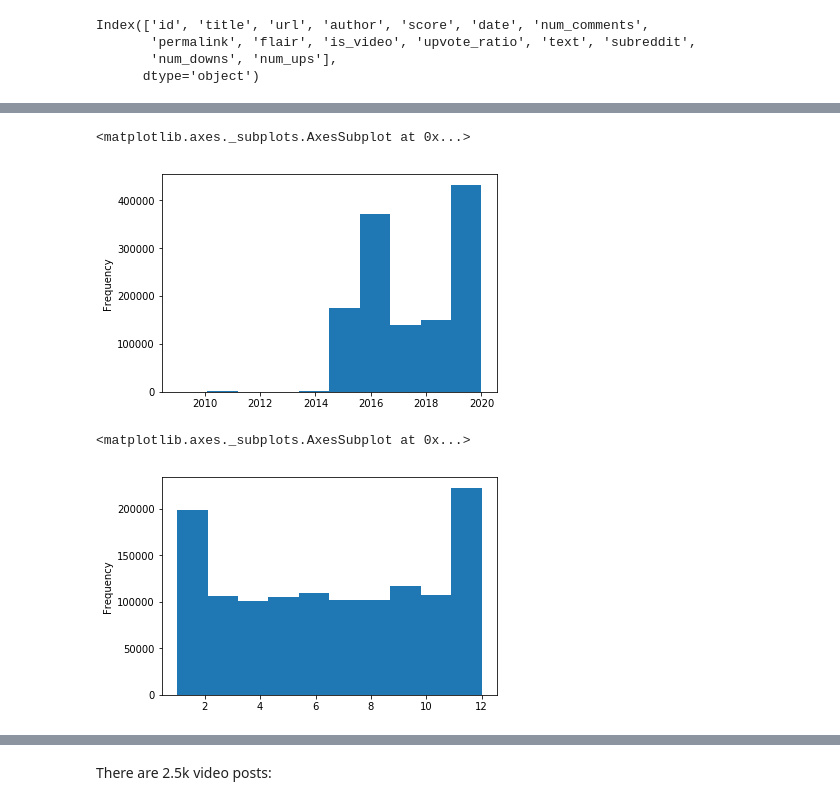
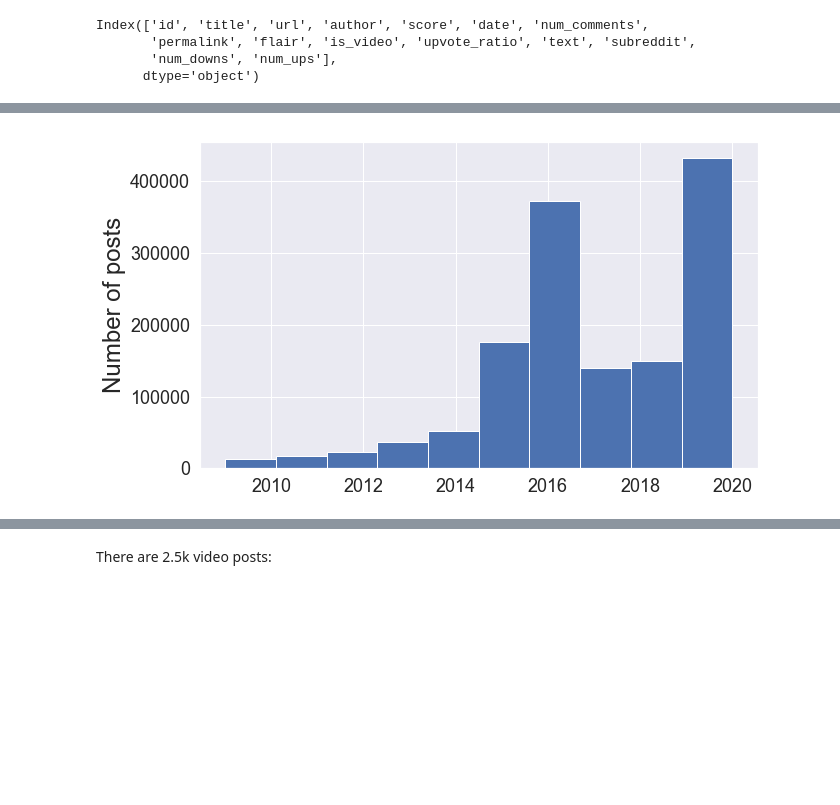
Before and after one commit to yiweiluo/Green-American-Lexicon, a Jupyter notebook: reddit/explore_reddit_data.ipynb, the cells around one changed output, grey strips where cells are left out. Drawn from its saved outputs; the diff is of its cells as text; code cells hidden in the pictures; blank space fills up the shorter version.

```diff
--- a/reddit/explore_reddit_data.ipynb
+++ b/reddit/explore_reddit_data.ipynb
@@ -46,0 +72,4 @@ Index(['id', 'title', 'url', 'author', 'score', 'date', 'num_comments',
+# %%
+posts_with_text = unique_posts.loc[(unique_posts.title.apply(lambda x: isinstance(x,str))) |
+                                           (unique_posts.text.apply(lambda x: isinstance(x,str)))].copy()
+posts_with_text.shape
@@ -47,9 +78,9 @@ Index(['id', 'title', 'url', 'author', 'score', 'date', 'num_comments',
 # %%
 # Add column for parsed date
-unique_posts['parsed_date'] = unique_posts.date.apply(lambda x: datetime.utcfromtimestamp(x) if not pd.isnull(x)
+posts_with_text['parsed_date'] = posts_with_text.date.apply(lambda x: datetime.utcfromtimestamp(x) if not pd.isnull(x)
                                                      and type(x) == float else x)
 # Extract month, year
-unique_posts['year'] = unique_posts.parsed_date.apply(lambda x: x.year if not pd.isnull(x)
+posts_with_text['year'] = posts_with_text.parsed_date.apply(lambda x: x.year if not pd.isnull(x)
                                                      else None)
-unique_posts['month'] = unique_posts.parsed_date.apply(lambda x: x.month if not pd.isnull(x)
+posts_with_text['month'] = posts_with_text.parsed_date.apply(lambda x: x.month if not pd.isnull(x)
                                                      else None)
@@ -72,10 +87,9 @@ See the caveats in the documentation: https://pandas.pydata.org/pandas-docs/stab
-# %%
-unique_posts['year'].plot.hist()
-# %% [output]
-<matplotlib.axes._subplots.AxesSubplot at 0x...>
-[figure, removed]
+# %%
+ax = posts_with_text['year'].plot.hist(figsize=(10,6))
+ax.set_ylabel("Number of posts",fontsize=24)
+ax.tick_params(axis='x', labelsize=18)
+ax.tick_params(axis='y', labelsize=18)
+# %% [output]
+[figure, added]
 # %%
-unique_posts['month'].plot.hist()
+#unique_posts['month'].plot.hist()
-# %% [output]
-<matplotlib.axes._subplots.AxesSubplot at 0x...>
-[figure, removed]
```
Also changed, not shown: parts of 89 cells of this notebook, 1 other file.
